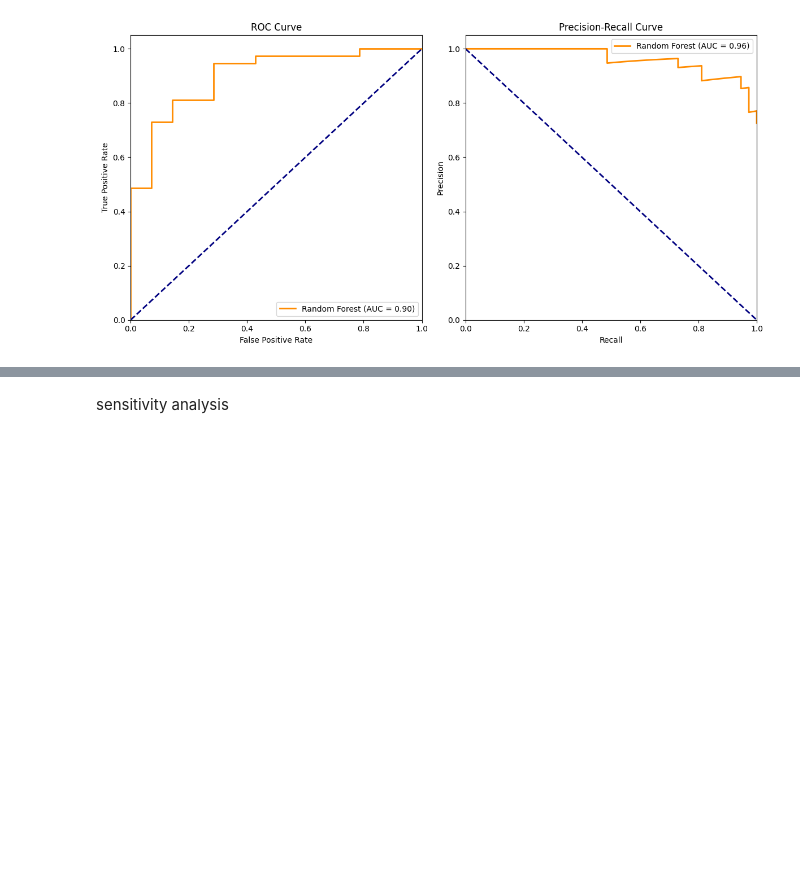
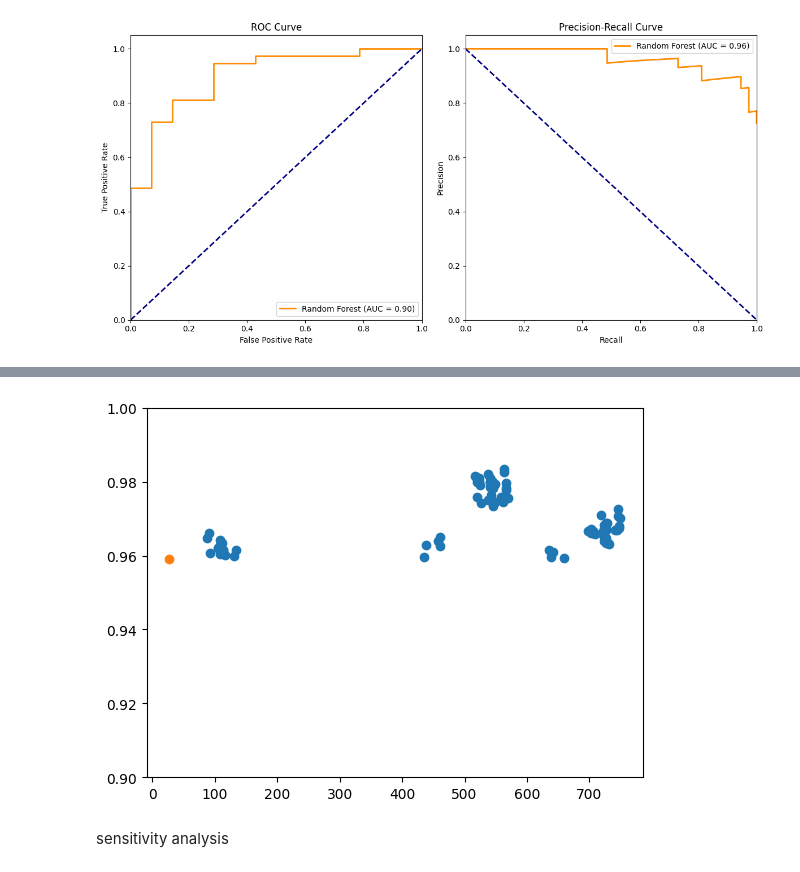
Before and after one commit to Selethe/MSB1015-Scientific-Programming-Project, a Jupyter notebook: Classification.ipynb, the cells around one changed output, grey strips where cells are left out. Drawn from its saved outputs; the diff is of its cells as text; code cells hidden in the pictures; blank space fills up the shorter version.

```diff
--- a/Classification.ipynb
+++ b/Classification.ipynb
@@ -253,32 +193,68 @@ plt.show()
 Overall accuracy: 0.843
 [figure]
 # %%
-from itertools import combinations
-def get_columns_by_level(df, level_names, level=0):
-    return df.columns[df.columns.get_level_values(level).isin(level_names)]
+# Define the filename for the top features
+ANOVA_FILE = 'Anova_feature_sets.pkl'
+# Check if the file exists
+if os.path.exists(ANOVA_FILE):
+    print(f"Loading Anova DF from {ANOVA_FILE}")
+    with open(ANOVA_FILE, 'rb') as f:
+        results_df = pickle.load(f)
 
-list_featuresets = list(pd.unique(speech.columns.get_level_values(0)))
-list_featuresets.remove('Info')
-combination_list = []
-for i in range(len(list_featuresets)):
-    combination_list_temp = list(combinations(list_featuresets,i))
-    combination_list.extend(combination_list_temp)
+else:
+    list_featuresets = list(pd.unique(speech.columns.get_level_values(0)))
+    list_featuresets.remove('Info')
+    combination_list = []
+    for i in range(len(list_featuresets)):
+        combination_list_temp = list(combinations(list_featuresets,i))
+        combination_list.extend(combination_list_temp)
 
+    # Create an empty DataFrame to store results
+    results_df = pd.DataFrame(columns=['Feature_Sets', 'Amount_of_Features', 'AUC_ROC', 'AUC_PR'])
 
-for feature_sets in tqdm(combination_list, leave = False):
-    if not feature_sets:
-        continue
-    rf_baseline = RandomForestClassifier(n_estimators=1000, random_state=42, n_jobs=-1)
-    selected_columns = get_columns_by_level(X_train_val,feature_sets)
-    rf_baseline.fit(X_train_val[selected_columns],y_train_val)
-    y_pred_proba = rf_baseline.predict_proba(X_test[selected_columns])
-    # Calculate ROC AUC score
-    auc_roc = roc_auc_score(y_test, y_pred_proba[:, 1])
-    # Generate ROC curve
-    fpr, tpr, _ = roc_curve(y_test, y_pred_proba[:, 1])
-    # Calculate Precision-Recall curve
-    precision, recall, _ = precision_recall_curve(y_test, y_pred_proba[:, 1])
-    auc_pr_test = auc(recall, precision)
-    if auc_pr_test > auc_pr:
-        print('- '.join(feature_sets),'\n', f'{auc_pr_test:.2f}, amount of features: {len(selected_columns)}')
+    for feature_sets in tqdm(combination_list, leave=False):
+        if not feature_sets:
+            continue
+        rf_baseline = RandomForestClassifier(n_estimators=1000, random_state=42, n_jobs=-1)
+        selected_columns = X_train_val.columns[X_train_val.columns.get_level_values(0).isin(feature_sets)]
+        rf_baseline.fit(X_train_val[selected_columns], y_train_val)
+        y_pred_proba = rf_baseline.predict_proba(X_test[selected_columns])
+
+        # Calculate ROC AUC score
+        auc_roc = roc_auc_score(y_test, y_pred_proba[:, 1])
+
+        # Generate ROC curve
+        fpr, tpr, _ = roc_curve(y_test, y_pred_proba[:, 1])
+
+        # Calculate Precision-Recall curve
+        precision, recall, _ = precision_recall_curve(y_test, y_pred_proba[:, 1])
+        auc_pr_test = auc(recall, precision)
+
+        if auc_pr_test > auc_pr:
+            # Add results to the DataFrame
+            new_row = pd.DataFrame({
+                'Feature_Sets': [' - '.join(feature_sets)],
+                'Amount_of_Features': [len(selected_columns)],
+                'AUC_ROC': [auc_roc],
+                'AUC_PR': [auc_pr_test]
+            })
+            if len(results_df.index) == 0:
+                results_df = new_row
+            results_df = pd.concat([results_df, new_row], ignore_index=True)
+
+    # Sort the results DataFrame by AUC_PR in descending order
+    results_df = results_df.sort_values('AUC_PR', ascending=False).reset_index(drop=True)
+
+    # Save top_features using pickle
+    with open(ANOVA_FILE, 'wb') as f:
+        pickle.dump(results_df, f)
+
+# Display the results
+print("\nTop results:")
+display(results_df.head())
+
+plt.scatter(results_df['Amount_of_Features'],results_df['AUC_PR'])
+plt.scatter(int(sqrt(len(feature_columns))), auc_pr)
+plt.ylim([0.9,1])
+plt.show()
 # %% [output]
@@ -302,3 +270,4 @@ Intensity Parameters- Formant Frequencies- Bandwidth Parameters- Vocal Fold- MFC
+[figure, added]
 # %% [markdown]
 
 sensitivity analysis
```
Also changed, not shown: parts of 11 cells of this notebook, 4 other files.
